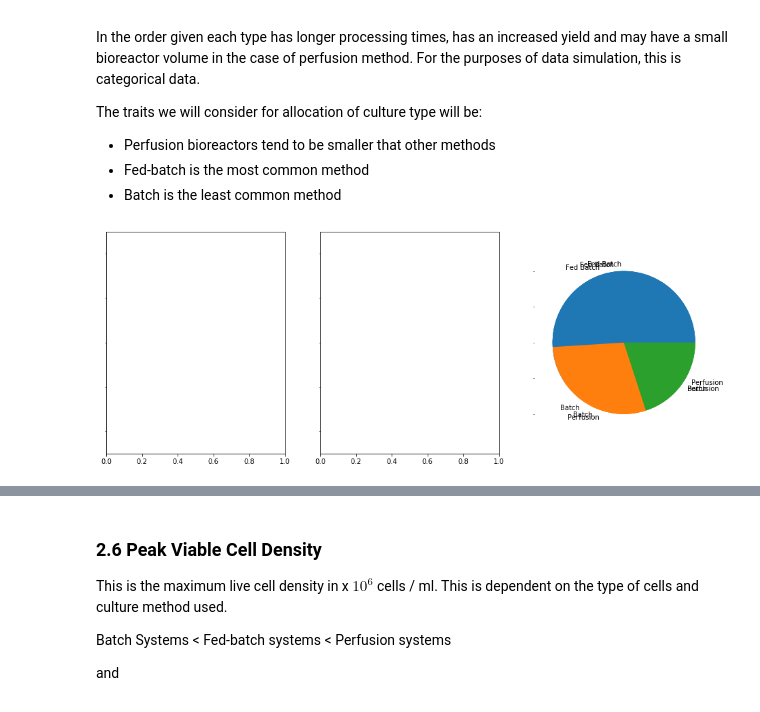
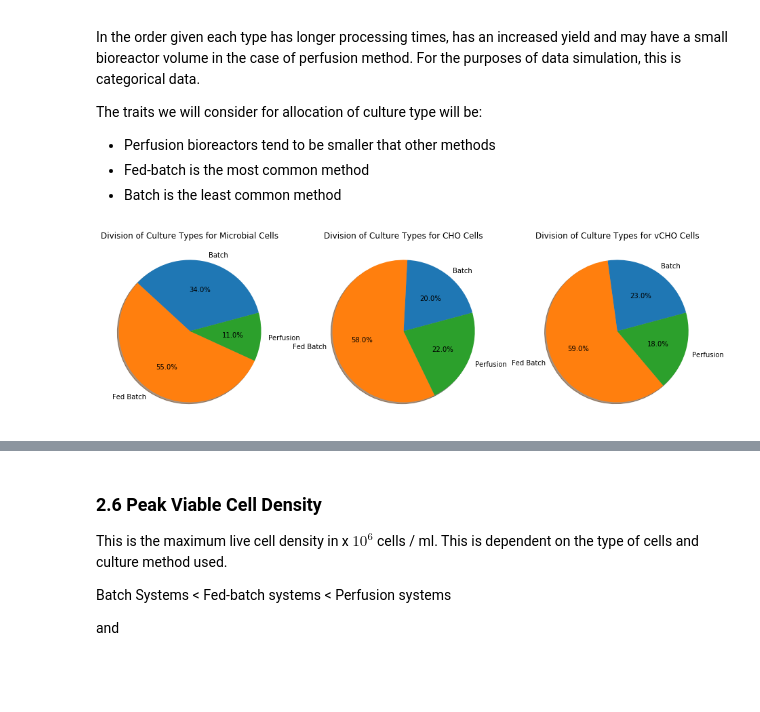
Before and after one commit to YBrady/03-PDA-Data-Simulation-Project, a Jupyter notebook: 03-PDA Data Simulation Project.ipynb, the cells around one changed output, grey strips where cells are left out. Drawn from its saved outputs; the diff is of its cells as text; code cells hidden in the pictures; blank space fills up the shorter version.

Commit message:
Plots working

```diff
--- a/03-PDA Data Simulation Project.ipynb
+++ b/03-PDA Data Simulation Project.ipynb
@@ -210,24 +210,34 @@ The traits we will consider for allocation of culture type will be:
 # %%
 # Simulate different culture types
 cultures=["Batch", "Fed Batch", "Perfusion"]
+plt.rcParams['figure.figsize'] = [16, 6] # Needed to put this in again!
 # Plot both the raw data and the "best fit" lines
-fig, axs = plt.subplots(1, 3, sharey=True)
-i = 0
+i = 1
 for dataset in datasets:
     culture=[]
     # iterate over rows with iterrows()
     for index, row in dataset.iterrows():
         # Change the probabilities of the culture type dependent on the bioreactor size
         if row["br_size"] < 2000:
             prob = [0.2, 0.2, 0.6]
         elif row["br_size"] < 6000:
             prob = [0.3, 0.5, 0.2]
         else:
             prob = [0.25, 0.7, 0.05]
         culture.append(np.random.choice(cultures, 1, replace=True, p =prob)[0])
     dataset["culture"] = culture
+
+    # Data to plot
+    sizes = (dataset[dataset.culture == "Batch"].culture.count(), \
+            dataset[dataset.culture == "Fed Batch"].culture.count(), \
+            dataset[dataset.culture == "Perfusion"].culture.count(), \
+            )
+    plt.subplot(1, 3, i)
+    plt.pie(sizes, labels=cultures, autopct='%1.1f%%', startangle=15, shadow = True)
+    plt.title("Division of Culture Types for " + dataset.cell_line[0] + " Cells")
+    i+=1
 # %% [output]
-[figure, old version]
+[figure, new version]
 # %%
 # Just a quick check on our dfs to see how they are coming along
 #dfMicro.head()
```
Also changed, not shown: parts of 9 cells of this notebook, 2 other files.
